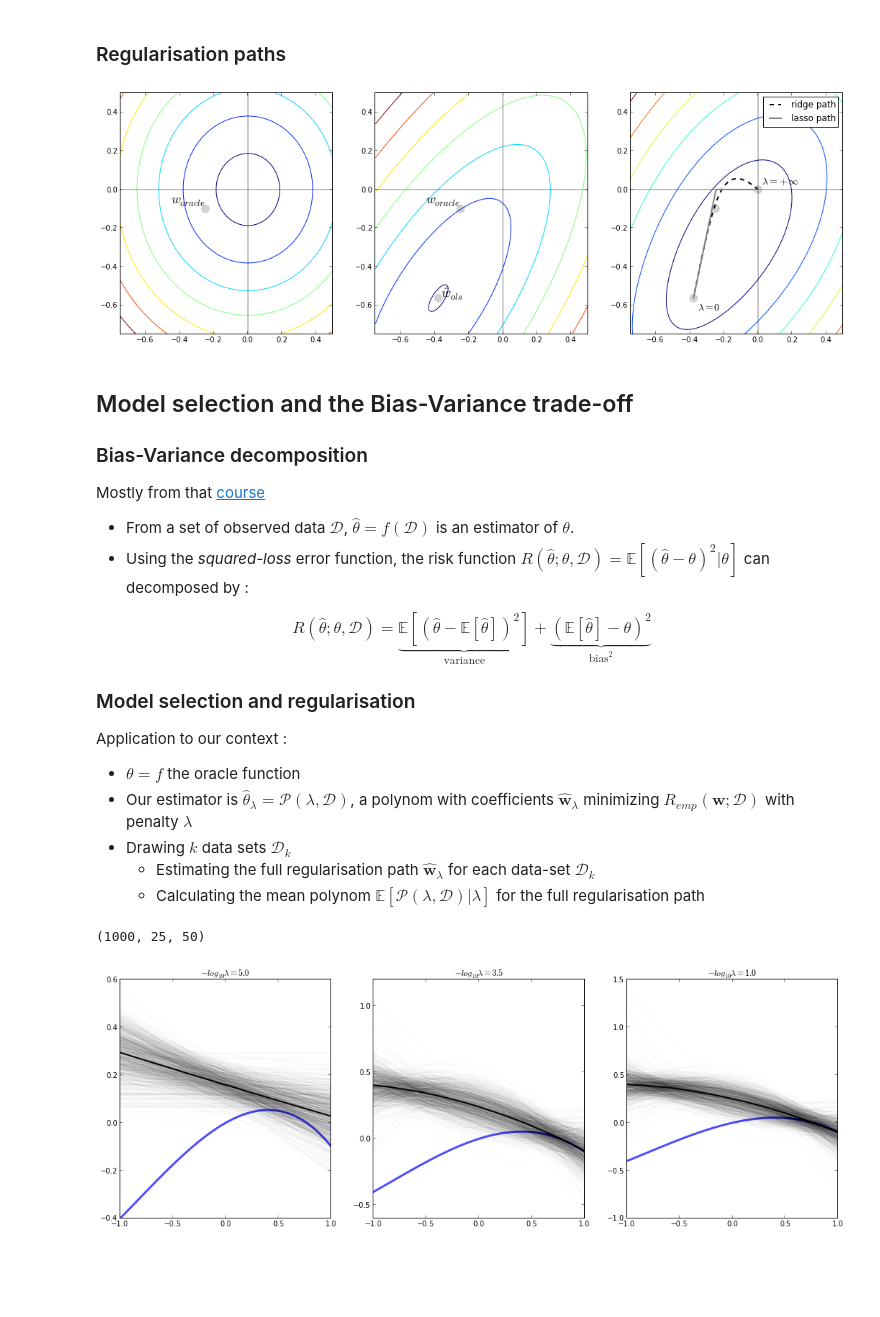
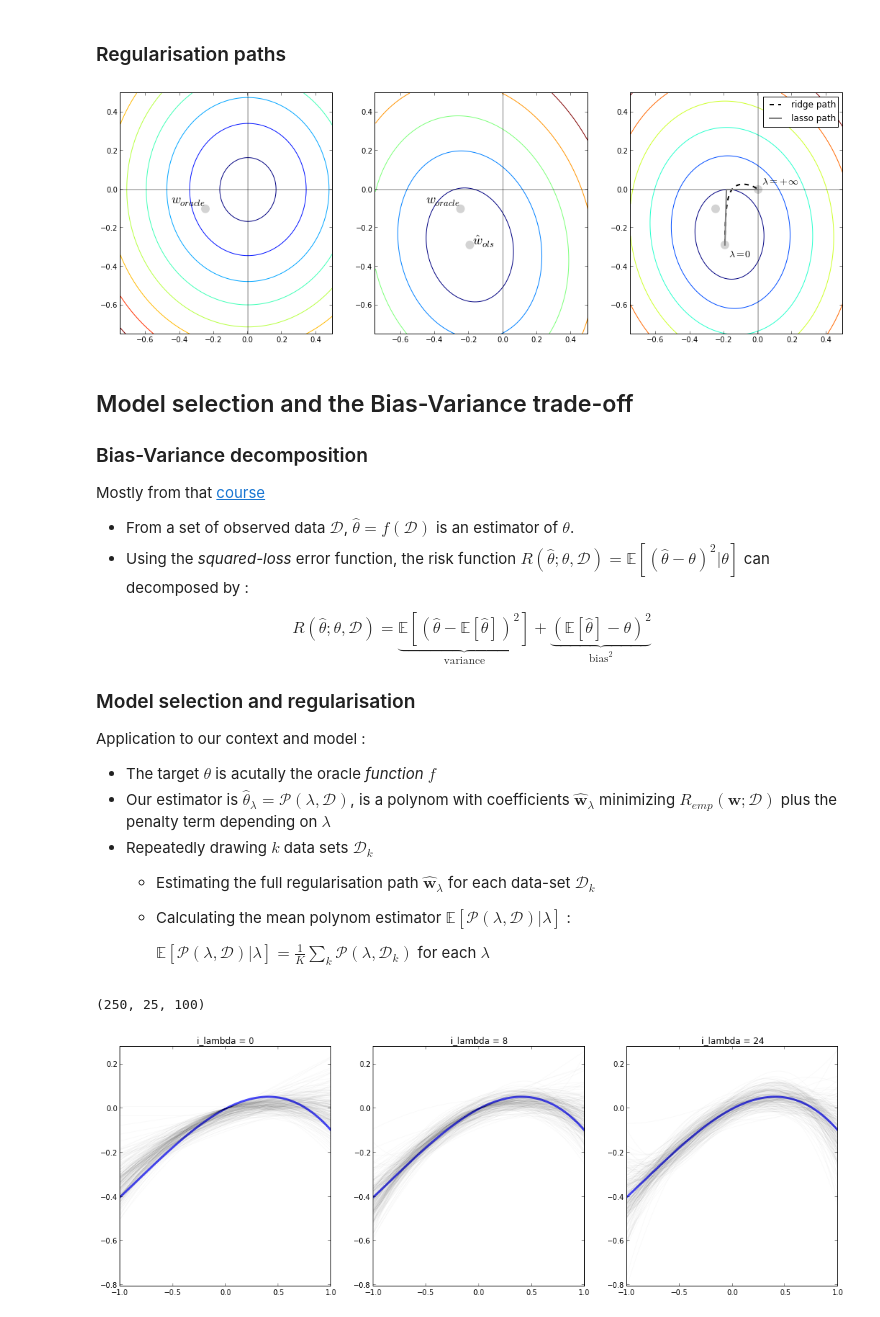
Before and after one commit to pilipolio/20130624_RegressionAndBiasVarianceTalk, a Jupyter notebook: LinearRegression.ipynb, the cells around one changed output. Saved outputs shown, nothing was run; the diff lists cells and outputs as text; code cells hidden in the pictures; blank space fills up the shorter version.

Commit message:
First acceptable calculation of the bias-variance versus lasso path.

```diff
--- a/LinearRegression.ipynb
+++ b/LinearRegression.ipynb
@@ -121,7 +121,7 @@ array([ 0.,  0.,  0.,  0.,  0.,  0.,  0.,  0.,  0.,  0.,  0.,  0.,  0.,
         0.,  0.,  0.,  0.,  0.,  0.,  0.,  0.,  0.,  0.,  0.,  0.])
 # %%
 ### Step i -> i+1
-eps = 1
+eps = .5
 ## Correlation need to be normalised by each x variance
 hat_c_d = np.dot(X_n_d.T, y_n - np.dot(X_n_d, w_m_d[i,:])) / [np.dot(x, x) for x in X_n_d.T]
 hat_j = np.argmax(np.abs(hat_c_d))
@@ -255,7 +255,7 @@ ax3.text(0.025, 0.025, s="$\lambda=+\infty$", size=14, weight='bold')
 
 plt.legend();
 # %% [output]
-[figure, old version]
+[figure, new version]
 # %% [markdown]
 ## Model selection and the Bias-Variance trade-off
 
@@ -271,47 +271,53 @@ $$
 
 ### Model selection and regularisation
 
-Application to our context :
+Application to our context and model :
 
- - $\theta = f$ the oracle function
- - Our estimator is $\hat{\theta} _ { \lambda} = \mathcal{P} (\lambda, \mathcal{D}) $, a polynom with coefficients $\hat{ \mathbf{w} } _ { \lambda }$ minimizing $R _ {emp} (\mathbf{w}; \mathcal{D})$ with penalty $\lambda $
- - Drawing $k$ data sets $\mathcal{D}_k$
+ - The target $\theta$ is acutally the oracle _function_ $f$
+ - Our estimator is $\hat{\theta} _ { \lambda} = \mathcal{P} (\lambda, \mathcal{D}) $, is a polynom with coefficients $\hat{ \mathbf{w} } _ { \lambda }$ minimizing $R _ {emp} (\mathbf{w}; \mathcal{D})$ plus the penalty term depending on $\lambda$
+ - Repeatedly drawing $k$ data sets $\mathcal{D}_k$
     - Estimating the full regularisation path $\hat{ \mathbf{w} } _ { \lambda }$ for each data-set $\mathcal{D}_k$
-    - Calculating the mean polynom $ \mathbb{E} [ \mathcal{P} (\lambda, \mathcal{D}) | \lambda ] $ for the full regularisation path
+    - Calculating the mean polynom estimator $ \mathbb{E} [ \mathcal{P} (\lambda, \mathcal{D}) | \lambda ] $ :
+
+        $ \mathbb{E} [ \mathcal{P} (\lambda, \mathcal{D}) | \lambda ] = \frac{1}{K} \sum \limits _ {k} \mathcal{P} (\lambda, \mathcal{D}  _ k ) $ for each $\lambda$
 # %%
 def draw_data_sets(f_oracle, n_drawings, n_observations):
     for k in range(n_drawings):
         x_n = np.sort(np.random.uniform(low=-1, high=1, size=n_observations))
-        X_n_d = np.vstack((x_n, np.power(x_n,2), np.power(x_n,3))).T
+        X_n_d = np.vstack((np.repeat(1, n_observations), x_n, np.power(x_n,2), np.power(x_n,3))).T
         y_n = f_oracle(x_n) + np.random.normal(scale=.1, size=n_observations)
         yield x_n, X_n_d, y_n
 
 domain = [-1,1]
-n_grid = 50
+n_grid = 100
 x_grid_n = np.linspace(*domain, num=n_grid)
 
 from sklearn.linear_model import lasso_path
-lasso_lambdas = np.logspace(-6, -1, 25)
+lasso_lambdas = np.logspace(-4, -2, 25)
 
-K = 1000
+K = 250
 
 Y_grid_lambdas_K = np.array([
     [Polynomial(model.coef_, domain=domain).linspace(n=n_grid)[1]
-        for model in lasso_path(X_n_d, y_n, fit_intercept=True, alphas=lasso_lambdas)]
+        for model in lasso_path(X_n_d, y_n, fit_intercept=False, alphas=lasso_lambdas)]
             for x_n, X_n_d, y_n in draw_data_sets(f_oracle, n_drawings=K, n_observations=n)])
 
 Y_grid_lambdas_K.shape
 # %% [output]
-(1000, 25, 50)
+(250, 25, 100)
 # %%
-i_lambdas = [5, 12, 24]
+i_lambdas = [0, 8, 24]
 f, axes = plt.subplots(1,len(i_lambdas))
 f.set_size_inches(18, 6)
 
-for i, ax in zip(i_lambdas, axes):
+y_lims = [np.min(Y_grid_lambdas_K), np.max(Y_grid_lambdas_K)]
+for i_lambda, ax in zip(i_lambdas, axes):
     ax.plot(*f_oracle.linspace(), color="b", ls="-", lw=3, alpha=.7, label="$y=f(x)$")
-    ax.plot(x_grid_n, Y_grid_lambdas_K[:,i,:].T, 'k-',alpha=.025);
-    ax.plot(x_grid_n, np.mean(Y_grid_lambdas_K[:,i,:], axis=0), 'k-', lw=2, alpha=1);
-    ax.set_title(r'$-log_{10} \lambda = ' + '{:.1f}$'.format(-np.log10(lasso_lambdas[i])))
+    ax.plot(x_grid_n, Y_grid_lambdas_K[:,i_lambda,:].T, 'k-',alpha=.025);
+    ax.set_ylim(*y_lims)
+    # mean
+    #ax.plot(x_grid_n, np.mean(Y_grid_lambdas_K[:,i,:], axis=0), 'k-', lw=2, alpha=1);
+    #ax.set_title(r'$-log_{10} \lambda = ' + '{:.1f}$'.format(-np.log10(lasso_lambdas[i_lambda])))
+    ax.set_title(r'i_lambda = {:}'.format(i_lambda))
 # %% [output]
-[figure, old version]
+[figure, new version]
```
Also changed, not shown: parts of 6 cells of this notebook.
